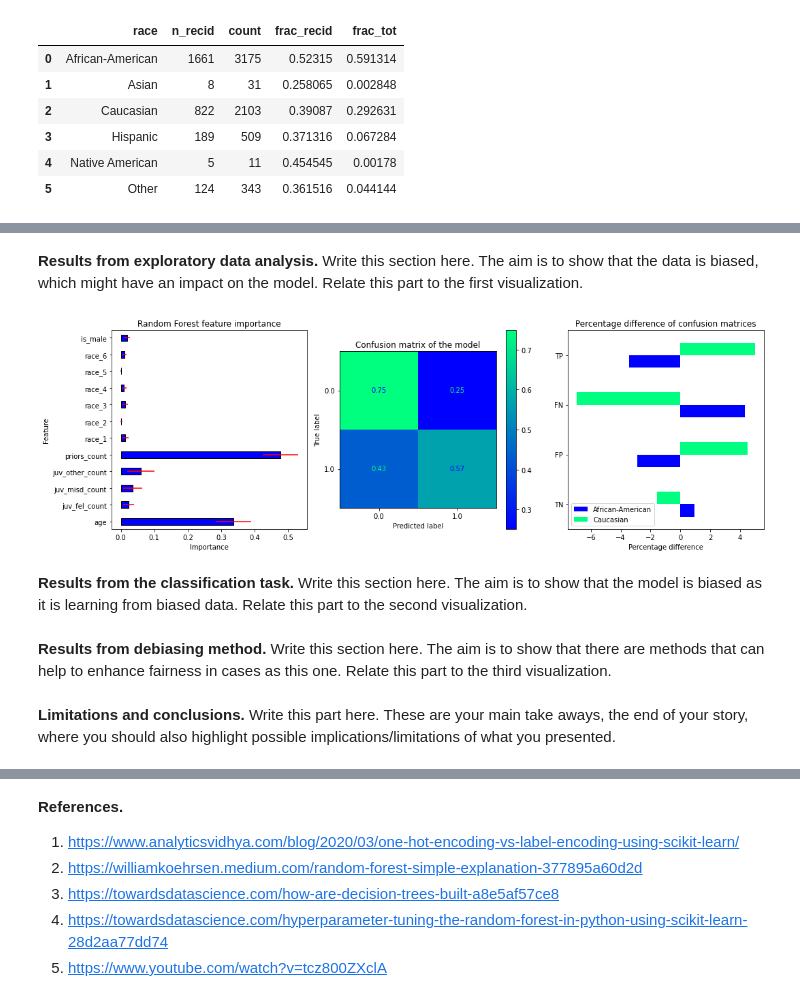
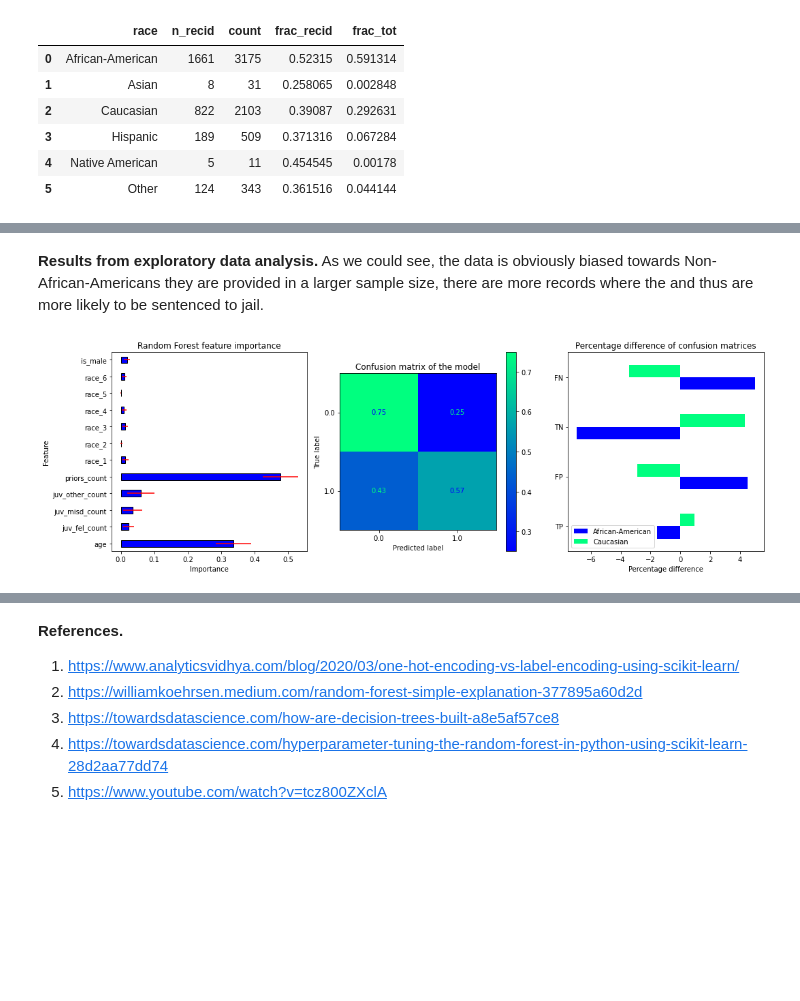
Before and after one commit to xelahalo/socialdata2022, a Jupyter notebook: Assignment2.ipynb, the cells around one changed output, grey strips where cells are left out. Cells and saved outputs as stored; diff of their text form; code cells hidden in the pictures; blank space fills up the shorter version.

```diff
--- a/Assignment2.ipynb
+++ b/Assignment2.ipynb
@@ -406,40 +418,37 @@ bp.show(p)
 # %% [output]
 [interactive output not drawn]
 [interactive output not drawn]
-# %% [markdown]
-**Results from exploratory data analysis.** Write this section here. The aim is to show that the data is biased, which might have an impact on the model. Relate this part to the first visualization.
+# %% [markdown]
+**Results from exploratory data analysis.**
+As we could see, the data is obviously biased towards Non-African-Americans they are provided in a larger sample size, there are more records where the and thus are more likely to be sentenced to jail.
 # %%
 best_model = classifier_random.best_estimator_
 
 forest_importances = pd.Series(best_model.feature_importances_, index=list(X_test.columns.values))
 
 std = np.std([tree.feature_importances_ for tree in best_model.estimators_], axis=0)
 
-CM_tot = confusion_matrix(y_test, classifier_random.predict(X_test), normalize='true')
-CM_aa  = confusion_matrix(y_test_aa, classifier_random.predict(X_test_aa), normalize='true')
-CM_ca = confusion_matrix(y_test_ca, classifier_random.predict(X_test_ca), normalize='true')
+CM_tot = confusion_matrix(y_test, classifier_random.predict(X_test), normalize='true').ravel()
+CM_aa  = confusion_matrix(y_test_aa, classifier_random.predict(X_test_aa), normalize='true').ravel()
+CM_ca = confusion_matrix(y_test_ca, classifier_random.predict(X_test_ca), normalize='true').ravel()
 
 D_aa = (CM_aa - CM_tot) / ((CM_aa + CM_tot) / 2) * 100
 D_ca = (CM_ca - CM_tot) / ((CM_ca + CM_tot) / 2) * 100
 
-df_D = pd.DataFrame(np.vstack([D_aa.ravel(), D_ca.ravel()]), columns=['TN', 'FP', 'FN', 'TP'],
-                    index=['African-American', 'Caucasian'])
+df_D = pd.DataFrame(np.vstack([D_ca,D_aa]), columns=['TP', 'FP', 'TN', 'FN'], index=['African-American', 'Caucasian'])
 
-# Collect plots into final cell
 fig, axs = plt.subplots(1, 3, figsize=(15, 5))
 
 forest_importances.plot.barh(xerr=std, ax=axs[0], width=0.4, ecolor='red', edgecolor='black', cmap="winter")
 axs[0].set(title="Random Forest feature importance",ylabel="Feature",xlabel='Importance')
 
 ConfusionMatrixDisplay.from_predictions(y_true=y_test, y_pred=classifier_random.predict(X_test), normalize='true', ax=axs[1], cmap="winter")
 axs[1].set(title='Confusion matrix of the model')
 
 df_D.T.plot.barh(ax=axs[2], cmap="winter")
-axs[2].set(title='Percentage difference of confusion matrices',xlabel='Percentage difference')
+axs[2].set(title='Percentage difference of confusion matrices', xlabel='Percentage difference')
 
 plt.tight_layout()
 plt.show()
 # %% [output]
-[figure, old version]
+[figure, new version]
-# %% [markdown]
-**Results from the classification task.** Write this section here. The aim is to show that the model is biased as it is learning from biased data. Relate this part to the second visualization.
@@ -469,4 +454,0 @@ bp.show(p)
-# %% [markdown]
-**Results from debiasing method.** Write this section here. The aim is to show that there are methods that can help to enhance fairness in cases as this one. Relate this part to the third visualization.
-# %% [markdown]
-**Limitations and conclusions.** Write this part here. These are your main take aways, the end of your story, where you should also highlight possible implications/limitations of what you presented.
```
Also changed, not shown: parts of 10 cells of this notebook, 9 other files.
